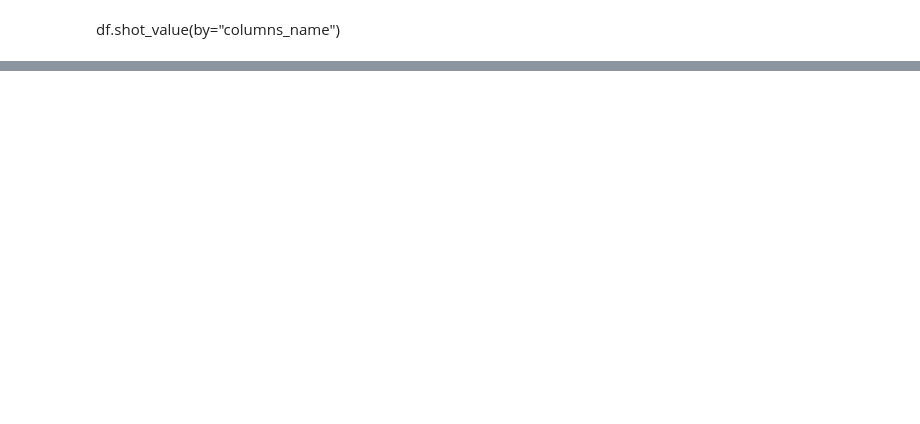
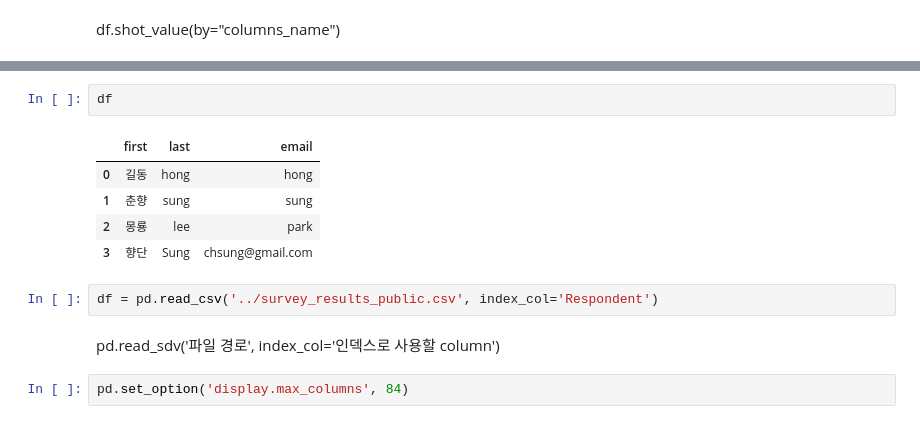
Before and after one commit to kki4504/Jupyter_notebook, a Jupyter notebook: Pandas/0927_Pandas_.ipynb, the cells around one changed output, grey strips where cells are left out. Cells and saved outputs as stored; diff of their text form; blank space fills up the shorter version.

Commit message:
read_csv

```diff
--- a/Pandas/0927_Pandas_.ipynb
+++ b/Pandas/0927_Pandas_.ipynb
@@ -217,0 +264,14 @@ df.shot_value(by="columns_name")
+# %%
+df
+# %% [output]
+|  | first | last | email |
+| 0 | 길동 | hong | hong |
+| 1 | 춘향 | sung | sung |
+| 2 | 몽룡 | lee | park |
+| 3 | 향단 | Sung | chsung@gmail.com |
+# %%
+df = pd.read_csv('../survey_results_public.csv', index_col='Respondent')
+# %% [markdown]
+pd.read_sdv('파일 경로', index_col='인덱스로 사용할 column')
+# %%
+pd.set_option('display.max_columns', 84)
```
Also changed, not shown: parts of 25 cells of this notebook, 1 other file.
